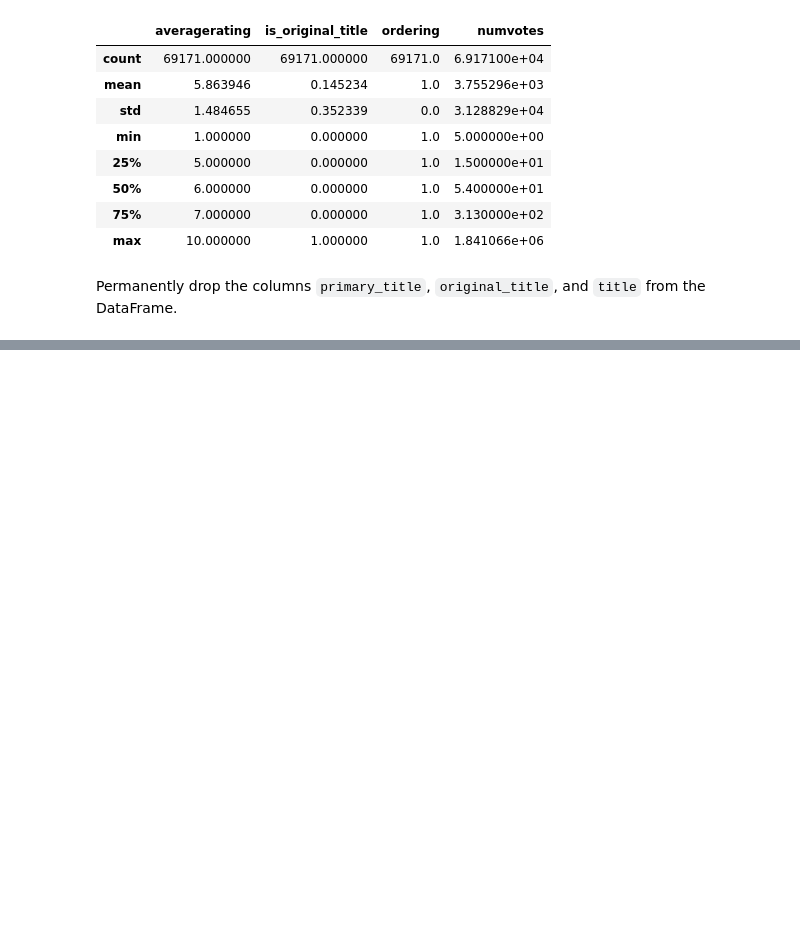
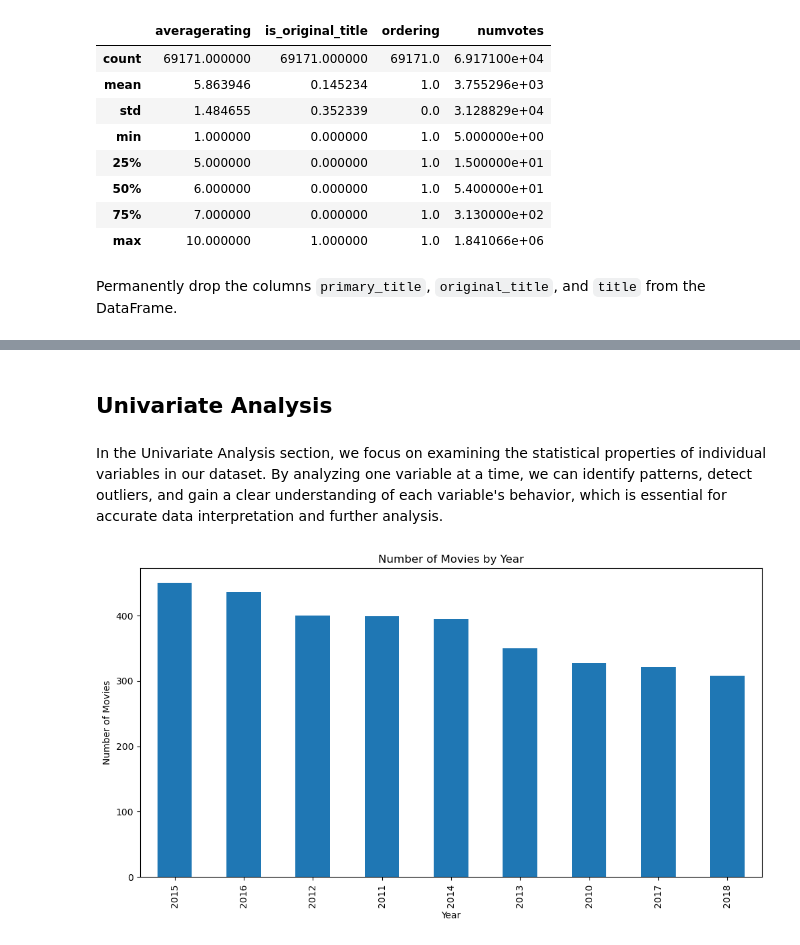
Before and after one commit to Gladwellchebelyon/GROUP7_BOX_OFFICE_MOVIES_ANALYSIS, a Jupyter notebook: student.ipynb, the cells around one changed output, grey strips where cells are left out. Saved outputs shown, nothing was run; the diff lists cells and outputs as text; code cells hidden in the pictures; blank space fills up the shorter version.

```diff
--- a/student.ipynb
+++ b/student.ipynb
@@ -384,0 +1200,13 @@ imdf.drop(['primary_title', 'original_title', 'title'], axis=1, inplace=True)
+# %% [markdown]
+## Univariate Analysis
+# %% [markdown]
+In the Univariate Analysis section, we focus on examining the statistical properties of individual variables in our dataset. By analyzing one variable at a time, we can identify patterns, detect outliers, and gain a clear understanding of each variable's behavior, which is essential for accurate data interpretation and further analysis.
+# %%
+#Number of movies by year
+bomdf['year'].value_counts().plot(kind='bar', figsize=(12, 6))
+plt.xlabel('Year')
+plt.ylabel('Number of Movies')
+plt.title('Number of Movies by Year')
+plt.show()
+# %% [output]
+[figure, added]
```
Also changed, not shown: parts of 137 cells of this notebook.
